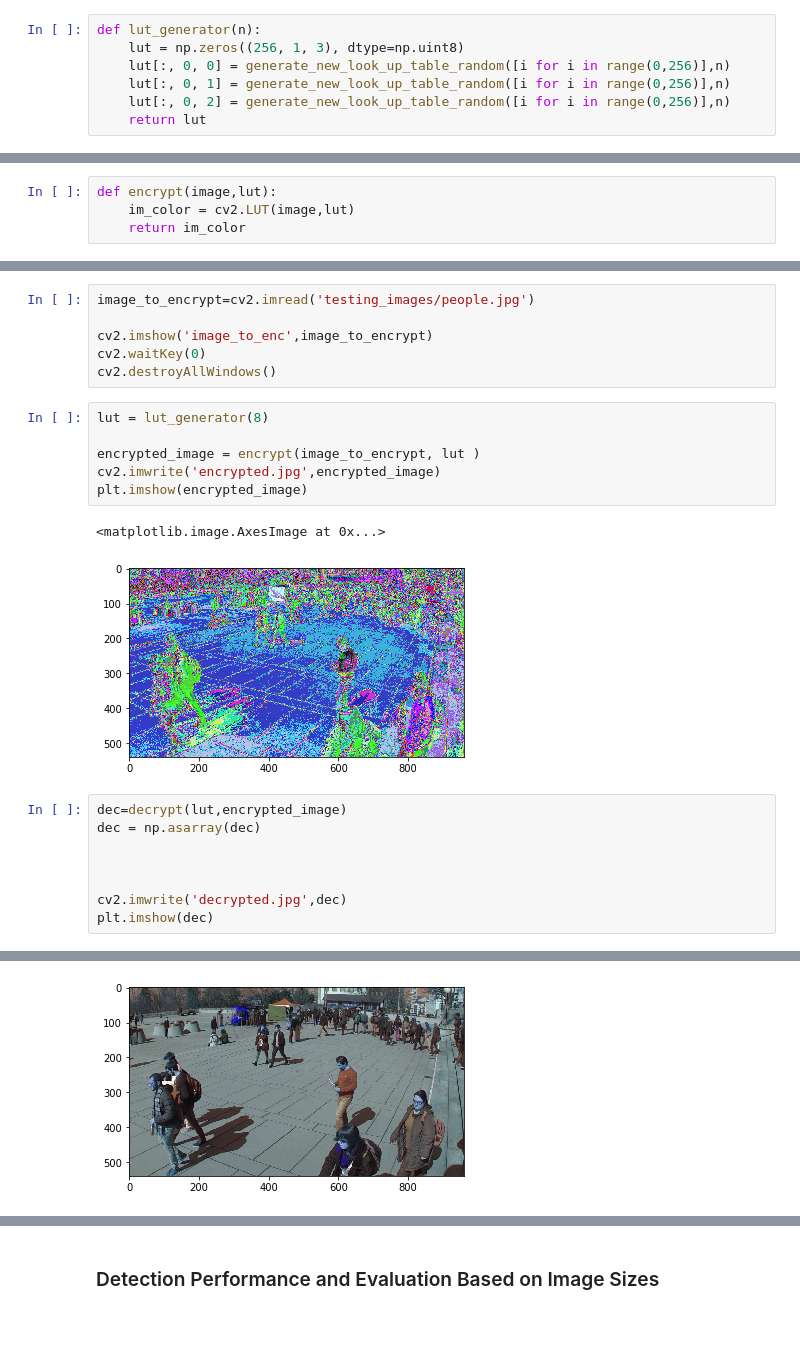
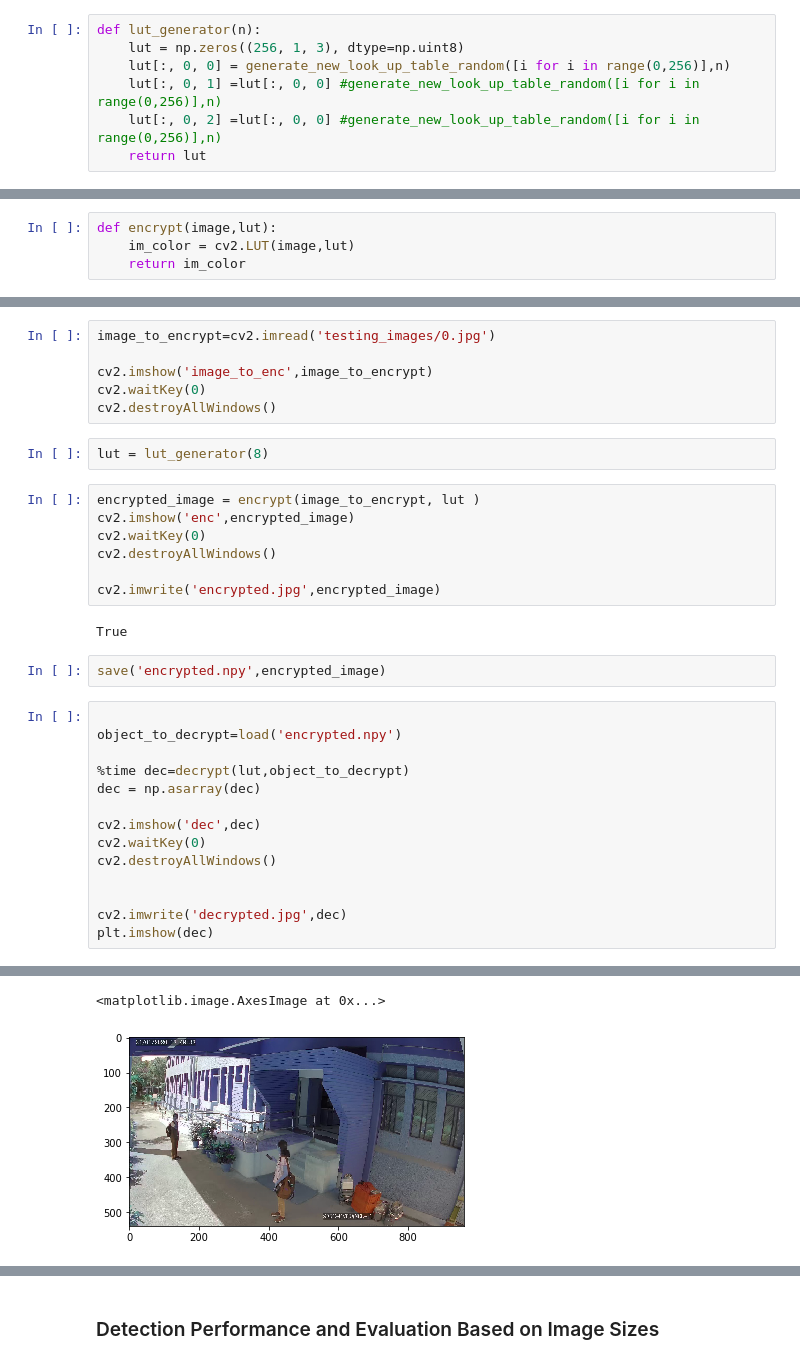
Before and after one commit to siddu1998/Internship-Indian-Institute-of-Science, a Jupyter notebook: RP1/Code/Detection Frequency Experiment.ipynb, the cells around one changed output, grey strips where cells are left out. Cells and saved outputs as stored; diff of their text form; blank space fills up the shorter version.

```diff
--- a/RP1/Code/Detection Frequency Experiment.ipynb
+++ b/RP1/Code/Detection Frequency Experiment.ipynb
@@ -342,8 +346,8 @@ def generate_new_look_up_table_random(R,n):
 def lut_generator(n):
     lut = np.zeros((256, 1, 3), dtype=np.uint8)
     lut[:, 0, 0] = generate_new_look_up_table_random([i for i in range(0,256)],n)
-    lut[:, 0, 1] = generate_new_look_up_table_random([i for i in range(0,256)],n)
-    lut[:, 0, 2] = generate_new_look_up_table_random([i for i in range(0,256)],n)
+    lut[:, 0, 1] =lut[:, 0, 0] #generate_new_look_up_table_random([i for i in range(0,256)],n)
+    lut[:, 0, 2] =lut[:, 0, 0] #generate_new_look_up_table_random([i for i in range(0,256)],n)
     return lut
 # %% [markdown]
 <b>Function</b>: encrypt(@param1,@param2)
@@ -381,24 +386,34 @@ cpdef unsigned char[:,:, :] decrypt(numpy.ndarray lut, unsigned char [:,:,:] im_
 # %% [output]
 [interactive output not drawn]
 # %%
-image_to_encrypt=cv2.imread('testing_images/people.jpg')
+image_to_encrypt=cv2.imread('testing_images/0.jpg')
 
 cv2.imshow('image_to_enc',image_to_encrypt)
 cv2.waitKey(0)
 cv2.destroyAllWindows()
+# %%
+lut = lut_generator(8)
 # %%
-lut = lut_generator(8)
+encrypted_image = encrypt(image_to_encrypt, lut )
+cv2.imshow('enc',encrypted_image)
+cv2.waitKey(0)
+cv2.destroyAllWindows()
 
-encrypted_image = encrypt(image_to_encrypt, lut )
 cv2.imwrite('encrypted.jpg',encrypted_image)
-plt.imshow(encrypted_image)
 # %% [output]
-<matplotlib.image.AxesImage at 0x...>
+True
-[figure, removed]
+# %%
+save('encrypted.npy',encrypted_image)
 # %%
-dec=decrypt(lut,encrypted_image)
+
+object_to_decrypt=load('encrypted.npy')
+
+%time dec=decrypt(lut,object_to_decrypt)
 dec = np.asarray(dec)
 
+cv2.imshow('dec',dec)
+cv2.waitKey(0)
+cv2.destroyAllWindows()
 
 
 cv2.imwrite('decrypted.jpg',dec)
@@ -408 +424,2 @@ plt.imshow(dec)
+<matplotlib.image.AxesImage at 0x...>
-[figure, old version]
+[figure, new version]
```
Also changed, not shown: parts of 38 cells of this notebook.
